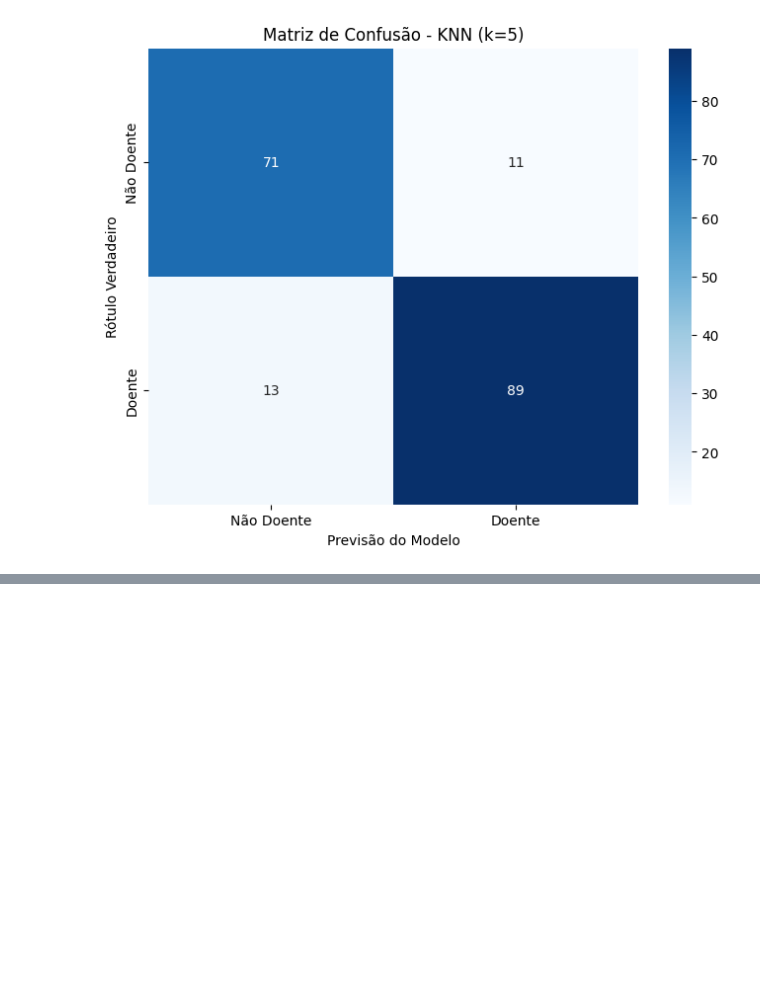
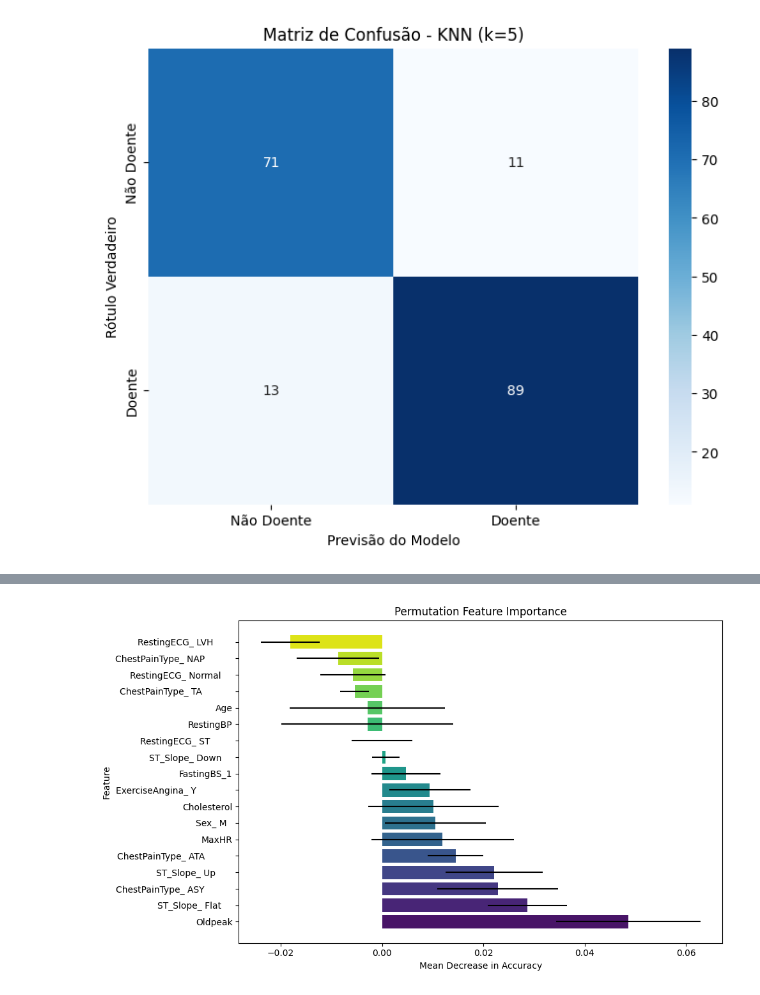
Before and after one commit to ArthurFachel/TRAB-AM-01, a Jupyter notebook: knn.ipynb, the cells around one changed output, grey strips where cells are left out. Saved outputs shown, nothing was run; the diff lists cells and outputs as text; code cells hidden in the pictures; blank space fills up the shorter version.

```diff
--- a/knn.ipynb
+++ b/knn.ipynb
@@ -177,0 +161,25 @@ plt.show()
+# %%
+perm_importance = permutation_importance(
+    knn_model, X_test, y_test, n_repeats=15, random_state=42, scoring='accuracy'
+)
+# %%
+perm_df = pd.DataFrame({
+    'feature': new_column_names,
+    'importance_mean': perm_importance.importances_mean,
+    'importance_std': perm_importance.importances_std
+}).sort_values(by='importance_mean', ascending=False)
+# %%
+plt.figure(figsize=(10,6))
+plt.barh(
+    y=perm_df['feature'],
+    width=perm_df['importance_mean'],
+    xerr=perm_df['importance_std'],
+    color=sns.color_palette("viridis", len(perm_df))
+)
+plt.xlabel("Mean Decrease in Accuracy")
+plt.ylabel("Feature")
+plt.title("Permutation Feature Importance")
+plt.tight_layout()
+plt.show()
+# %% [output]
+[figure, added]
```
Also changed, not shown: parts of 11 cells of this notebook.
